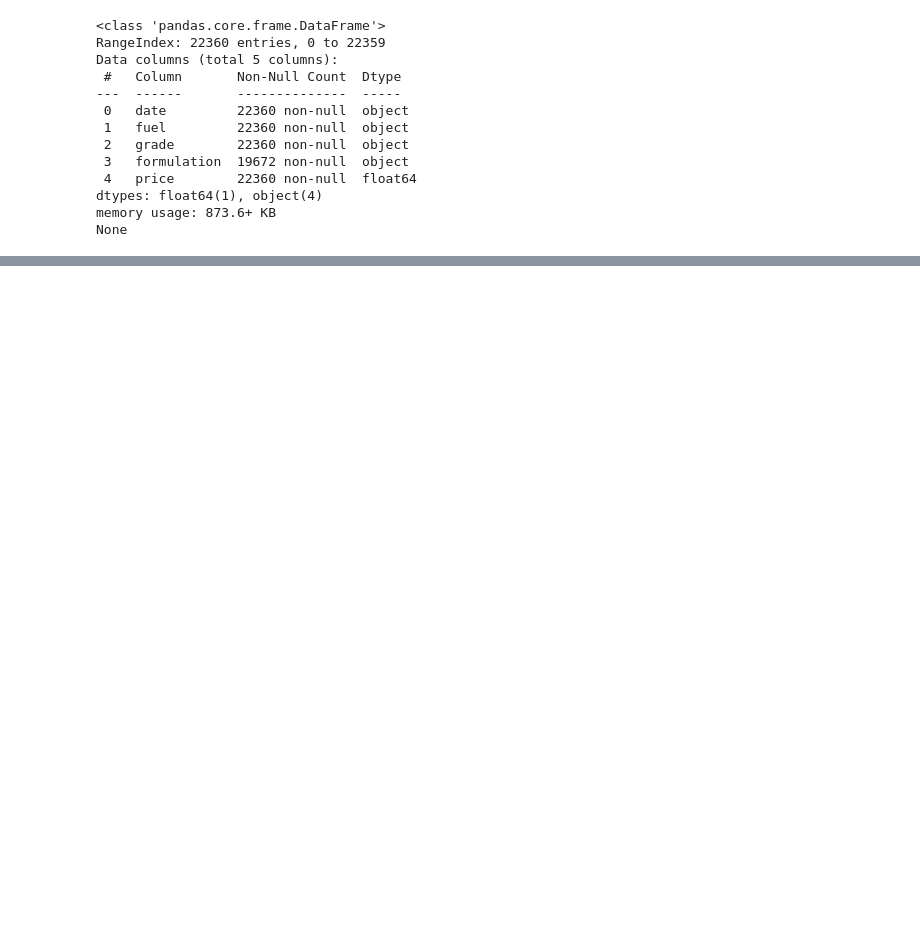
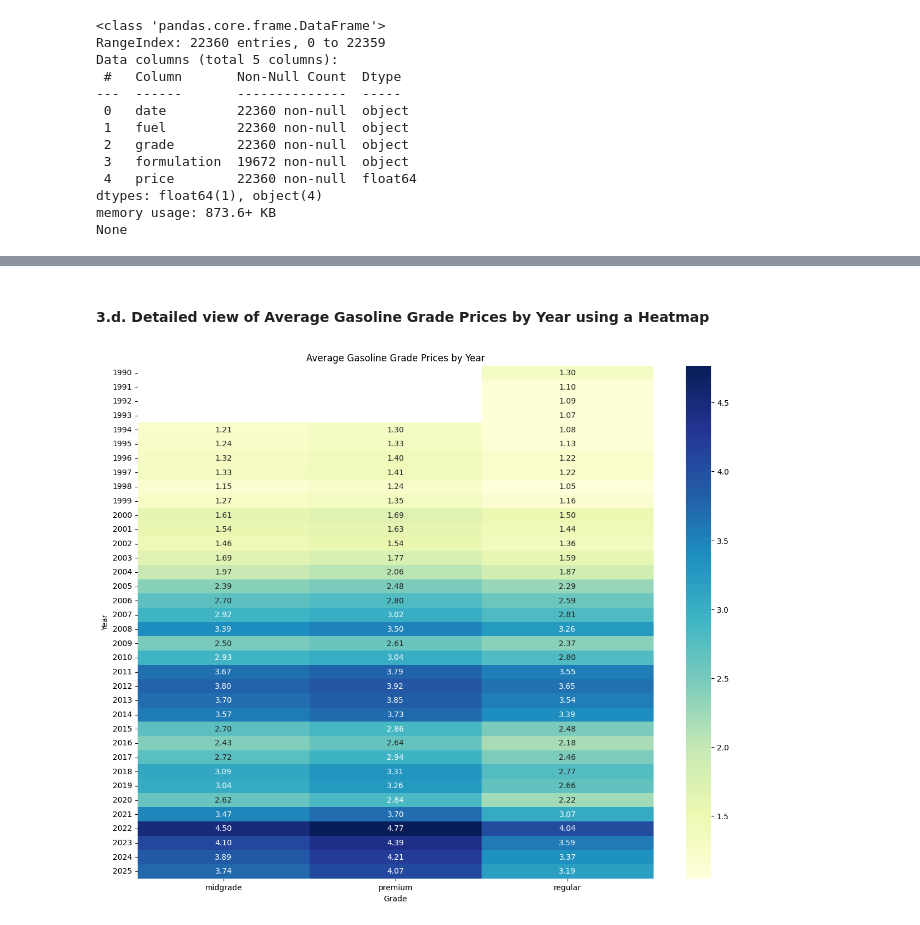
Before and after one commit to samvik07/Py-dy-Tuesdays-Slices, a Jupyter notebook: 01-07-2025/PydyTuesday_USGasPrices.ipynb, the cells around one changed output, grey strips where cells are left out. Cells and saved outputs as stored; diff of their text form; code cells hidden in the pictures; blank space fills up the shorter version.

```diff
--- a/01-07-2025/PydyTuesday_USGasPrices.ipynb
+++ b/01-07-2025/PydyTuesday_USGasPrices.ipynb
@@ -127,0 +216,15 @@ plt.show()
+# %% [markdown]
+#### 3.d. Detailed view of Average Gasoline Grade Prices by Year using a Heatmap
+# %%
+# Gasoline data averaged and grouped by grade and year
+heat_data = gasoline_filtered.groupby([pd.to_datetime(gasoline_filtered['date']).dt.year, 'grade'])['price'].mean().unstack()
+
+# Plot a heatmap
+plt.figure(figsize=(15,12))
+sns.heatmap(heat_data, annot=True, fmt=".2f", cmap="YlGnBu")
+plt.title("Average Gasoline Grade Prices by Year")
+plt.ylabel("Year")
+plt.xlabel("Grade")
+plt.show()
+# %% [output]
+[figure, added]
```
Also changed, not shown: parts of 16 cells of this notebook.
